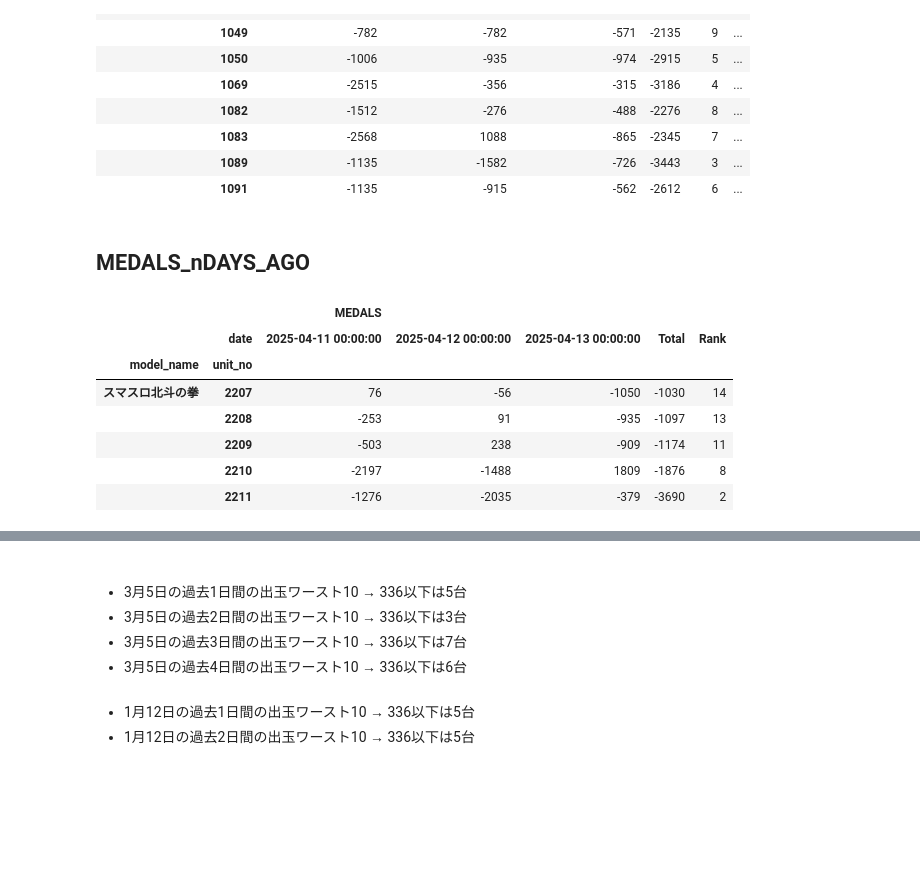
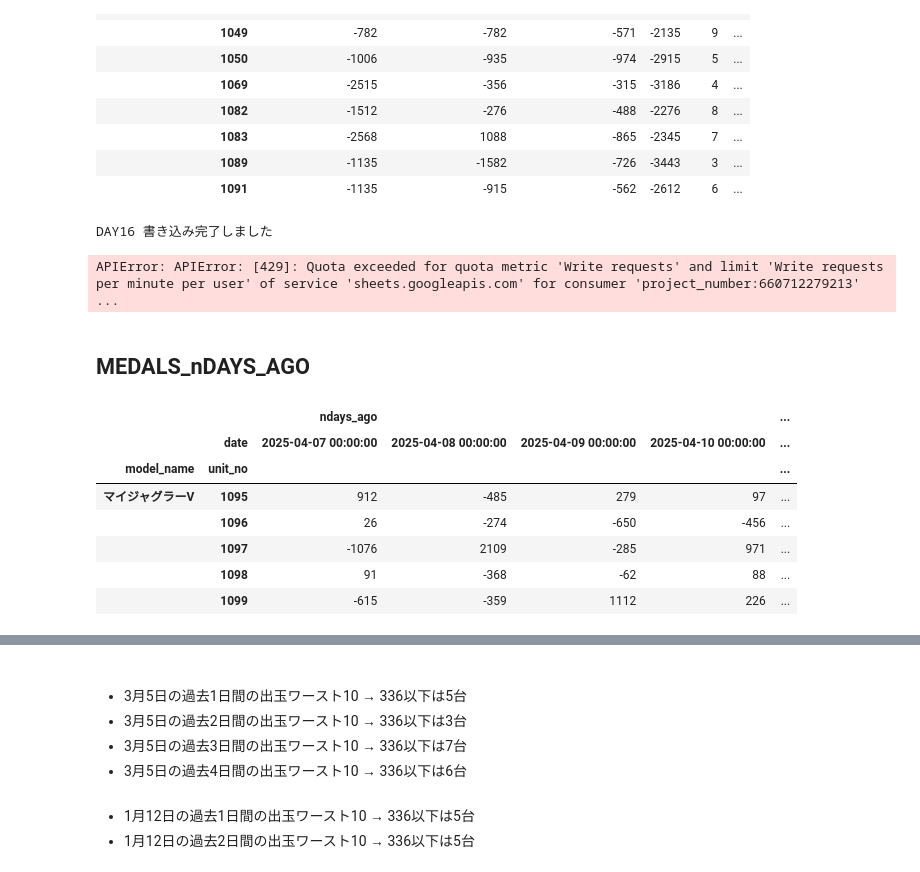
Before and after one commit to akmiccom/dataOnline, a Jupyter notebook: anaslo_02/ipynb/from_sqlite_to_gspread.ipynb, the cells around one changed output, grey strips where cells are left out. Saved outputs shown, nothing was run; the diff lists cells and outputs as text; code cells hidden in the pictures; blank space fills up the shorter version.

```diff
--- a/anaslo_02/ipynb/from_sqlite_to_gspread.ipynb
+++ b/anaslo_02/ipynb/from_sqlite_to_gspread.ipynb
@@ -10,7 +10,7 @@ import datetime
 from dateutil.relativedelta import relativedelta
 
 
-DB_PATH = r"C:\python\dataOnline\anaslo_02\anaslo_02.db"
+DB_PATH = r"C:\python\dataOnline\anaslo_02\db\anaslo_02.db"
 
 spreadSheet_ids = {
     "EXA FIRST": "10-B_vV1pvUzXmvGAiHhODGJgCloOsAmqSO9HvXpk_T8",
@@ -26,7 +26,7 @@ scope = [
     "https://spreadsheets.google.com/feeds",
     "https://www.googleapis.com/auth/drive",
 ]
-jsonf = r"C:\python\dataOnline\anaslo_02\spreeadsheet-347321-ff675ab5ccbd.json"
+jsonf = r"C:\python\dataOnline\anaslo_02\json\spreeadsheet-347321-ff675ab5ccbd.json"
 creds = ServiceAccountCredentials.from_json_keyfile_name(jsonf, scope)
 client = gspread.authorize(creds)
 spreadsheet = client.open_by_key(SPREADSHEET_ID)
@@ -90,6 +90,7 @@ df["Total_rate"] = (df["game"] / (df["BB"] + df["RB"])).round(1)
 df["month"] = df["date"].dt.strftime("%Y-%m")
 df["day"] = df["date"].dt.day
 df["weekday"] = df["date"].dt.weekday
+df["unit_last"] = df["unit_no"].astype(str).str[-1]
 
 df = df.replace([np.inf, -np.inf], np.nan)
 df = df.fillna(0)
@@ -108,0 +112,8 @@ df.head()
+# %%
+df_tmp = df[(df["model_name"] == "マイジャグラーV")].copy()
+df_tmp = df_tmp[(df_tmp["date"].dt.date <= datetime.date(2025, 4, 17)) & (df_tmp["date"].dt.date >= datetime.date(2025, 1, 1))]
+
+game = df_tmp.pivot_table(index=["model_name", "unit_no"],columns="date",values="game",aggfunc="sum",margins=True,margins_name="TOTAL")
+bb = df_tmp.pivot_table(index=["model_name", "unit_no"],columns="date",values="BB",aggfunc="sum",margins=True,margins_name="TOTAL",)
+rb = df_tmp.pivot_table(index=["model_name", "unit_no"],columns="date",values="RB",aggfunc="sum",margins=True,margins_name="TOTAL",)
+medals = df_tmp.pivot_table(index=["model_name", "unit_no"], columns="date", values="medals", aggfunc="sum")
@@ -108,0 +133,4 @@ df.head()
+# %%
+total_rate = (game / (bb+rb)).round(1)
+total_rate.to_csv("total_rate.csv", encoding="utf_8_sig")
+total_rate.head()
@@ -444,7 +513,7 @@ today = datetime.date.today()
 spreadsheet = client.open_by_key(SPREADSHEET_ID)
 # スプレッドシート追記
 target_day = 1
-for target_day in range(today.day - 1, today.day+1):
+for target_day in range(today.day-1, today.day+1):
     sheet_name = f"DAY{target_day}"
     sheet = spreadsheet.worksheet(sheet_name)
     sheet.clear()
@@ -460,43 +529,42 @@ for target_day in range(today.day - 1, today.day+1):
             next_row += medal_rb_rate.shape[0] + 5
 
     print(f"DAY{target_day} 書き込み完了しました")
+# %% [output]
+DAY16 書き込み完了しました
+APIError: APIError: [429]: Quota exceeded for quota metric 'Write requests' and limit 'Write requests per minute per user' of service 'sheets.googleapis.com' for consumer 'project_number:660712279213' ...
 # %% [markdown]
 ## MEDALS_nDAYS_AGO
 # %%
 def get_medals_summary(start_date, end_date, model_name):
     # RB_RATE
-    df_tmp = df[
-        (df["model_name"] == model_name)
-        & (df["date"].dt.date <= start_date)
-        & (df["date"].dt.date >= end_date)
-    ].copy()
+    df_tmp = df[(df["model_name"] == model_name) & (df["date"].dt.date <= start_date) & (df["date"].dt.date >= end_date)].copy()
 
-    medals = df_tmp.pivot_table(
-        index=["model_name", "unit_no"],
-        columns="date",
-        values="medals",
-        aggfunc="sum",
-        margins=True,
-        margins_name="Total",
-    )
-    medals.drop(labels="Total", level=0, inplace=True)
-    medals["Rank"] = medals["Total"].rank(method="min", ascending=True).astype(int)
-    medals.columns = pd.MultiIndex.from_product([["MEDALS"], medals.columns])
+    medals = df_tmp.pivot_table(index=["model_name", "unit_no"], columns="date", values="medals", aggfunc="sum")
+    # medals = medals.iloc[:, ::-1].cumsum(axis=1).iloc[:, ::-1]
+    # medals.drop(labels="Total", level=0, inplace=True)
+    # medals["Rank"] = medals["Total"].rank(method="min", ascending=True).astype(int)
+    # medals.columns = pd.MultiIndex.from_product([["MEDALS"], medals.columns])
+    term = 7
+    for i in range(term):
+        medals[f"total{term-i}"] = medals.iloc[:, i:term].sum(axis=1)
+    for i in range(term):
+        medals[f"rank{term-i}"] = medals[f"total{term-i}"].rank(method="min", ascending=True).astype(int)
 
     return medals
 
 
 today = datetime.date.today()
-start_date = today + datetime.timedelta(days=-1)
-end_date = today + datetime.timedelta(days=-3)
+start_date = today + datetime.timedelta(days=-4)
+end_date = today + datetime.timedelta(days=-10)
 ndays_ago = get_medals_summary(start_date, end_date, model)
-ndays_ago.head()
+ndays_ago.columns = pd.MultiIndex.from_product([["ndays_ago"], ndays_ago.columns])
+ndays_ago.tail()
 # %% [output]
-|  |  | MEDALS |  |  |  |  |
-|  | date | 2025-04-11 00:00:00 | 2025-04-12 00:00:00 | 2025-04-13 00:00:00 | Total | Rank |
-| model_name | unit_no |  |  |  |  |  |
-| スマスロ北斗の拳 | 2207 | 76 | -56 | -1050 | -1030 | 14 |
-|  | 2208 | -253 | 91 | -935 | -1097 | 13 |
-|  | 2209 | -503 | 238 | -909 | -1174 | 11 |
-|  | 2210 | -2197 | -1488 | 1809 | -1876 | 8 |
-|  | 2211 | -1276 | -2035 | -379 | -3690 | 2 |
+|  |  | ndays_ago |  |  |  | ... |
+|  | date | 2025-04-07 00:00:00 | 2025-04-08 00:00:00 | 2025-04-09 00:00:00 | 2025-04-10 00:00:00 | ... |
+| model_name | unit_no |  |  |  |  | ... |
+| マイジャグラーV | 1095 | 912 | -485 | 279 | 97 | ... |
+|  | 1096 | 26 | -274 | -650 | -456 | ... |
+|  | 1097 | -1076 | 2109 | -285 | 971 | ... |
+|  | 1098 | 91 | -368 | -62 | 88 | ... |
+|  | 1099 | -615 | -359 | 1112 | 226 | ... |
```
Also changed, not shown: parts of 11 cells of this notebook, 34 other files.
